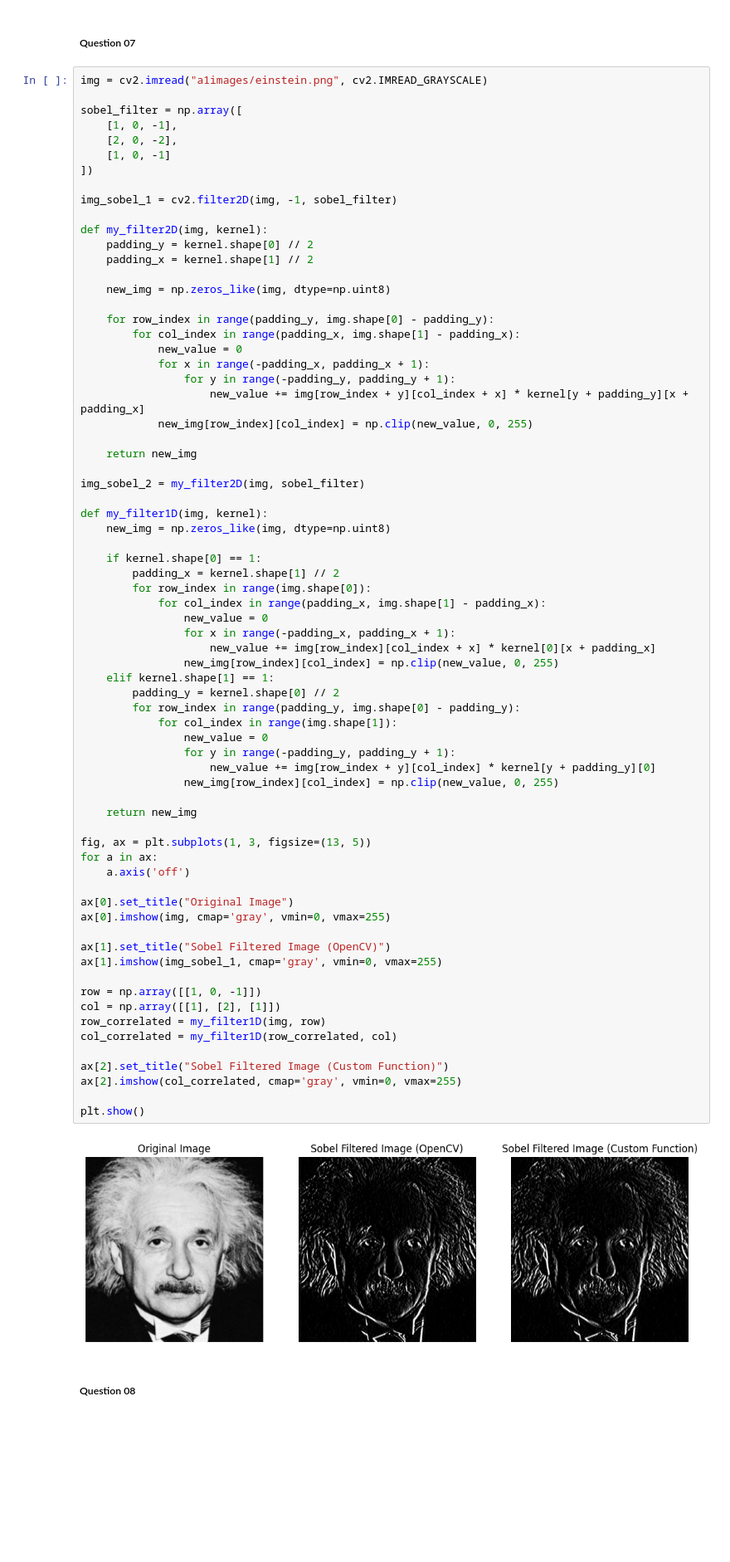
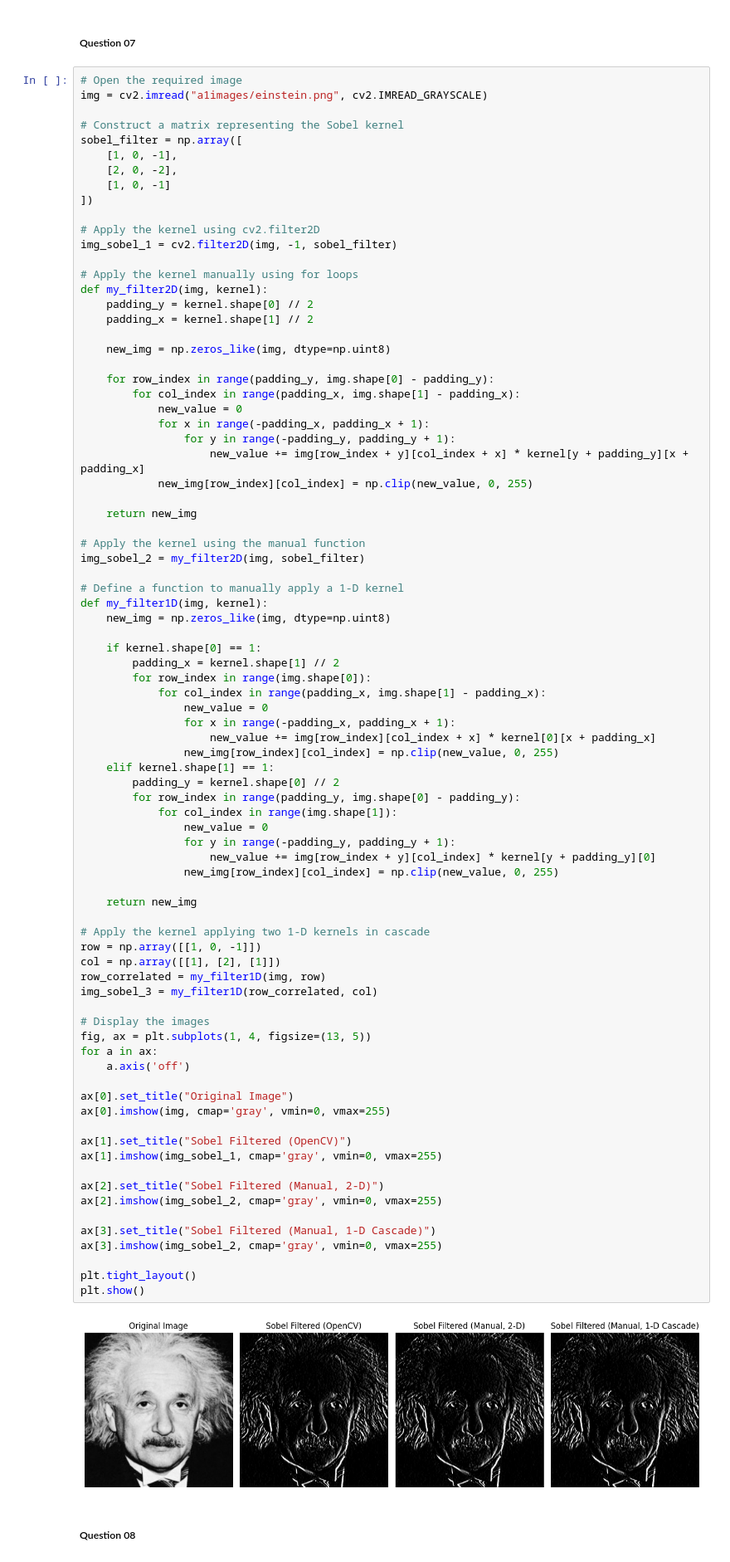
Before and after one commit to pulasthi-u/en3160-assignment01, a Jupyter notebook: code_assignment1.ipynb, the cells around one changed output. Shown at 83% size. Drawn from its saved outputs; the diff is of its cells as text; blank space fills up the shorter version.

```diff
--- a/code_assignment1.ipynb
+++ b/code_assignment1.ipynb
@@ -353,16 +353,20 @@ plt.show()
 # %% [markdown]
 ##### Question 07
 # %%
+# Open the required image
 img = cv2.imread("a1images/einstein.png", cv2.IMREAD_GRAYSCALE)
 
+# Construct a matrix representing the Sobel kernel
 sobel_filter = np.array([
     [1, 0, -1],
     [2, 0, -2],
     [1, 0, -1]
 ])
 
+# Apply the kernel using cv2.filter2D
 img_sobel_1 = cv2.filter2D(img, -1, sobel_filter)
 
+# Apply the kernel manually using for loops
 def my_filter2D(img, kernel):
     padding_y = kernel.shape[0] // 2
     padding_x = kernel.shape[1] // 2
@@ -379,8 +383,10 @@ def my_filter2D(img, kernel):
 
     return new_img
 
+# Apply the kernel using the manual function
 img_sobel_2 = my_filter2D(img, sobel_filter)
 
+# Define a function to manually apply a 1-D kernel
 def my_filter1D(img, kernel):
     new_img = np.zeros_like(img, dtype=np.uint8)
 
@@ -388,42 +394,48 @@ def my_filter1D(img, kernel):
         padding_x = kernel.shape[1] // 2
         for row_index in range(img.shape[0]):
             for col_index in range(padding_x, img.shape[1] - padding_x):
                 new_value = 0
                 for x in range(-padding_x, padding_x + 1):
                     new_value += img[row_index][col_index + x] * kernel[0][x + padding_x]
                 new_img[row_index][col_index] = np.clip(new_value, 0, 255)
     elif kernel.shape[1] == 1:
         padding_y = kernel.shape[0] // 2
         for row_index in range(padding_y, img.shape[0] - padding_y):
             for col_index in range(img.shape[1]):
                 new_value = 0
                 for y in range(-padding_y, padding_y + 1):
                     new_value += img[row_index + y][col_index] * kernel[y + padding_y][0]
                 new_img[row_index][col_index] = np.clip(new_value, 0, 255)
 
     return new_img
 
-fig, ax = plt.subplots(1, 3, figsize=(13, 5))
+# Apply the kernel applying two 1-D kernels in cascade
+row = np.array([[1, 0, -1]])
+col = np.array([[1], [2], [1]])
+row_correlated = my_filter1D(img, row)
+img_sobel_3 = my_filter1D(row_correlated, col)
+
+# Display the images
+fig, ax = plt.subplots(1, 4, figsize=(13, 5))
 for a in ax:
     a.axis('off')
 
 ax[0].set_title("Original Image")
 ax[0].imshow(img, cmap='gray', vmin=0, vmax=255)
 
-ax[1].set_title("Sobel Filtered Image (OpenCV)")
+ax[1].set_title("Sobel Filtered (OpenCV)")
 ax[1].imshow(img_sobel_1, cmap='gray', vmin=0, vmax=255)
 
-row = np.array([[1, 0, -1]])
-col = np.array([[1], [2], [1]])
-row_correlated = my_filter1D(img, row)
-col_correlated = my_filter1D(row_correlated, col)
+ax[2].set_title("Sobel Filtered (Manual, 2-D)")
+ax[2].imshow(img_sobel_2, cmap='gray', vmin=0, vmax=255)
 
-ax[2].set_title("Sobel Filtered Image (Custom Function)")
-ax[2].imshow(col_correlated, cmap='gray', vmin=0, vmax=255)
+ax[3].set_title("Sobel Filtered (Manual, 1-D Cascade)")
+ax[3].imshow(img_sobel_2, cmap='gray', vmin=0, vmax=255)
 
+plt.tight_layout()
 plt.show()
 # %% [output]
-[figure, old version]
+[figure, new version]
 # %% [markdown]
 ##### Question 08
 # %%
```
Also changed, not shown: parts of 2 cells of this notebook, 6 other files.
